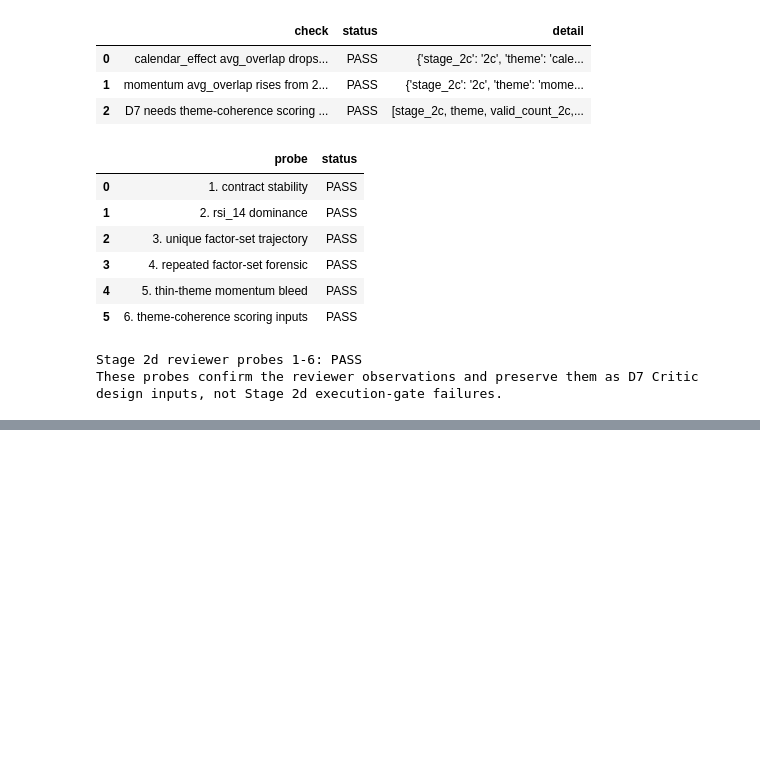
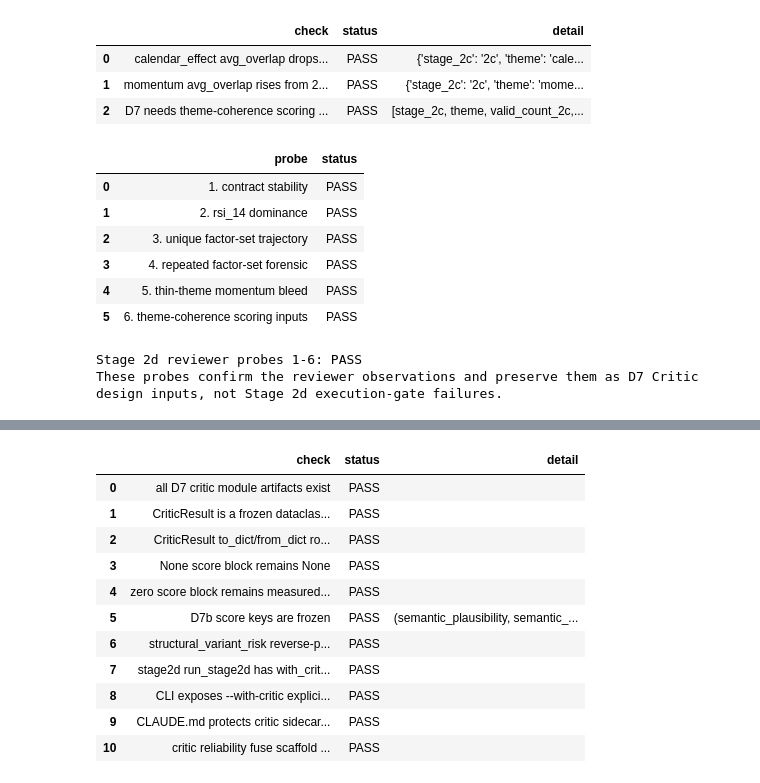
Before and after one commit to charlieyang1557/btc-alpha-pipeline, a Jupyter notebook: docs/test notebooks/phase2B deliverable test.ipynb, the cells around one changed output, grey strips where cells are left out. Cells and saved outputs as stored; diff of their text form; code cells hidden in the pictures; blank space fills up the shorter version.

```diff
--- a/docs/test notebooks/phase2B deliverable test.ipynb
+++ b/docs/test notebooks/phase2B deliverable test.ipynb
@@ -4447,0 +4629,77 @@ These probes confirm the reviewer observations and preserve them as D7 Critic de
+# %%
+critic_files = [
+    "agents/critic/__init__.py",
+    "agents/critic/result.py",
+    "agents/critic/batch_context.py",
+    "agents/critic/d7a_feature_extraction.py",
+    "agents/critic/d7a_rules.py",
+    "agents/critic/d7b_backend.py",
+    "agents/critic/d7b_stub.py",
+    "agents/critic/orchestrator.py",
+]
+component_df = pd.DataFrame([
+    {"artifact": path, "exists": Path(path).exists()} for path in critic_files
+])
+display(component_df)
+
+surface_dsl = d7_make_dsl()
+surface_ctx = d7_make_ctx()
+surface_result = run_critic(surface_dsl, "momentum", surface_ctx, StubD7bBackend())
+round_trip_result = CriticResult.from_dict(surface_result.to_dict())
+
+none_scores = CriticResult(
+    critic_version="d7_v1",
+    critic_status="d7a_error",
+    d7b_mode="stub",
+    d7a_rule_scores=None,
+    d7a_supporting_measures={},
+    d7a_rule_flags=[],
+    d7b_llm_scores={k: 0.5 for k in D7B_SCORE_KEYS},
+    d7b_reasoning="stub",
+    d7b_raw_response_path=None,
+    d7b_cost_actual_usd=0.0,
+    d7b_input_tokens=0,
+    d7b_output_tokens=0,
+    d7b_retry_count=0,
+)
+zero_scores = CriticResult(
+    critic_version="d7_v1",
+    critic_status="ok",
+    d7b_mode="stub",
+    d7a_rule_scores={
+        "theme_coherence": 0.0,
+        "structural_novelty": 0.0,
+        "default_momentum_fallback": 0.0,
+        "complexity_appropriateness": 0.0,
+    },
+    d7a_supporting_measures={},
+    d7a_rule_flags=[],
+    d7b_llm_scores={k: 0.5 for k in D7B_SCORE_KEYS},
+    d7b_reasoning="stub",
+    d7b_raw_response_path=None,
+    d7b_cost_actual_usd=0.0,
+    d7b_input_tokens=0,
+    d7b_output_tokens=0,
+    d7b_retry_count=0,
+)
+
+stage2d_src = inspect.getsource(stage2d_mod)
+claude_text = Path("CLAUDE.md").read_text(encoding="utf-8")
+result_src = inspect.getsource(CriticResult)
+
+surface_checks = [
+    check_row("all D7 critic module artifacts exist", bool(component_df["exists"].all())),
+    check_row("CriticResult is a frozen dataclass-like schema", hasattr(CriticResult, "__dataclass_fields__")),
+    check_row("CriticResult to_dict/from_dict round-trip is exact", round_trip_result == surface_result),
+    check_row("None score block remains None", none_scores.to_dict()["d7a_rule_scores"] is None),
+    check_row("zero score block remains measured zeros", all(v == 0.0 for v in zero_scores.to_dict()["d7a_rule_scores"].values())),
+    check_row("D7b score keys are frozen", set(D7B_SCORE_KEYS) == {"semantic_plausibility", "semantic_theme_alignment", "structural_variant_risk"}, D7B_SCORE_KEYS),
+    check_row("structural_variant_risk reverse-polarity warning is documented", "reverse-polarity" in result_src and "structural_variant_risk" in result_src),
+    check_row("stage2d run_stage2d has with_critic default off", inspect.signature(stage2d_mod.run_stage2d).parameters["with_critic"].default is False),
+    check_row("CLI exposes --with-critic explicit opt-in", "--with-critic" in stage2d_src),
+    check_row("CLAUDE.md protects critic sidecar boundary", "critic_result" in claude_text and "with_critic=False" in claude_text and "approved_examples" in claude_text),
+    check_row("critic reliability fuse scaffold is not enforced", CRITIC_RELIABILITY_FUSE_ENFORCED is False and should_fuse_halt(100, 0.95) is False),
+]
+display_check_table(surface_checks, "D7 Stage 1 schema and artifact surface checks")
+D7_ACCEPTANCE["schema_surface"] = True
+# %% [output]
@@ -4447,0 +4716,12 @@ These probes confirm the reviewer observations and preserve them as D7 Critic de
+|  | check | status | detail |
+| 0 | all D7 critic module artifacts exist | PASS |  |
+| 1 | CriticResult is a frozen dataclas... | PASS |  |
+| 2 | CriticResult to_dict/from_dict ro... | PASS |  |
+| 3 | None score block remains None | PASS |  |
+| 4 | zero score block remains measured... | PASS |  |
+| 5 | D7b score keys are frozen | PASS | (semantic_plausibility, semantic_... |
+| 6 | structural_variant_risk reverse-p... | PASS |  |
+| 7 | stage2d run_stage2d has with_crit... | PASS |  |
+| 8 | CLI exposes --with-critic explici... | PASS |  |
+| 9 | CLAUDE.md protects critic sidecar... | PASS |  |
+| 10 | critic reliability fuse scaffold ... | PASS |  |
```
Also changed, not shown: parts of 31 cells of this notebook, 2 other files.
